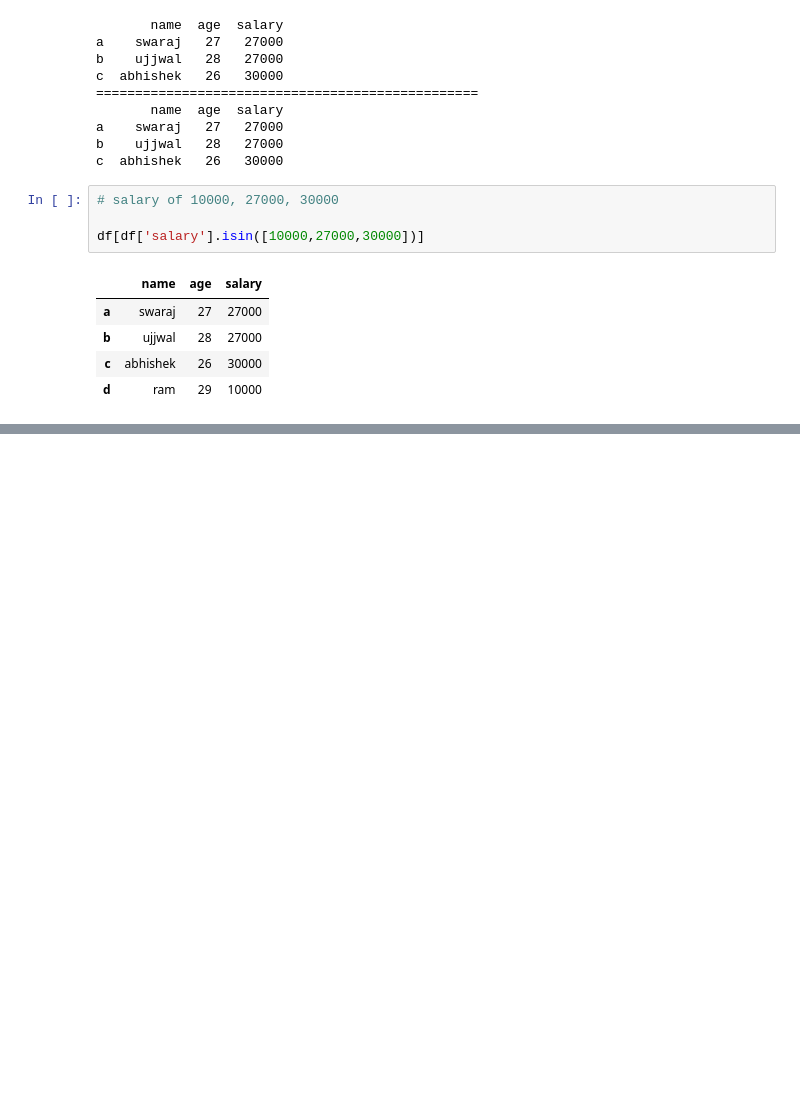
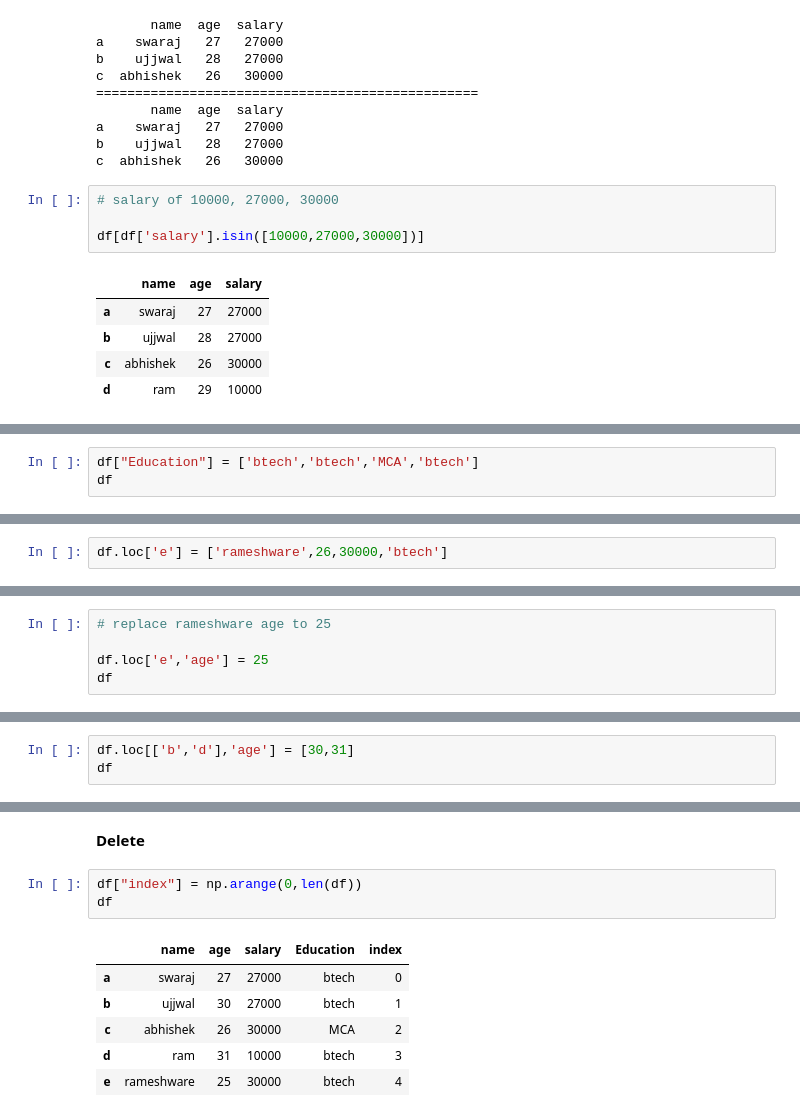
Before and after one commit to swaraj-shejul/python-foundation, a Jupyter notebook: Pandas_DataFrame_2D.ipynb, the cells around one changed output, grey strips where cells are left out. Drawn from its saved outputs; the diff is of its cells as text; blank space fills up the shorter version.

```diff
--- a/Pandas_DataFrame_2D.ipynb
+++ b/Pandas_DataFrame_2D.ipynb
@@ -199,0 +218,3 @@ df[df['salary'].isin([10000,27000,30000])]
+# %%
+df["Education"] = ['btech','btech','MCA','btech']
+df
@@ -199,0 +229,2 @@ df[df['salary'].isin([10000,27000,30000])]
+# %%
+df.loc['e'] = ['rameshware',26,30000,'btech']
@@ -199,0 +242,5 @@ df[df['salary'].isin([10000,27000,30000])]
+# %%
+# replace rameshware age to 25
+
+df.loc['e','age'] = 25
+df
@@ -199,0 +254,3 @@ df[df['salary'].isin([10000,27000,30000])]
+# %%
+df.loc[['b','d'],'age'] = [30,31]
+df
@@ -199,0 +264,12 @@ df[df['salary'].isin([10000,27000,30000])]
+# %% [markdown]
+**Delete**
+# %%
+df["index"] = np.arange(0,len(df))
+df
+# %% [output]
+|  | name | age | salary | Education | index |
+| a | swaraj | 27 | 27000 | btech | 0 |
+| b | ujjwal | 30 | 27000 | btech | 1 |
+| c | abhishek | 26 | 30000 | MCA | 2 |
+| d | ram | 31 | 10000 | btech | 3 |
+| e | rameshware | 25 | 30000 | btech | 4 |
```
Also changed, not shown: parts of 73 cells of this notebook.
